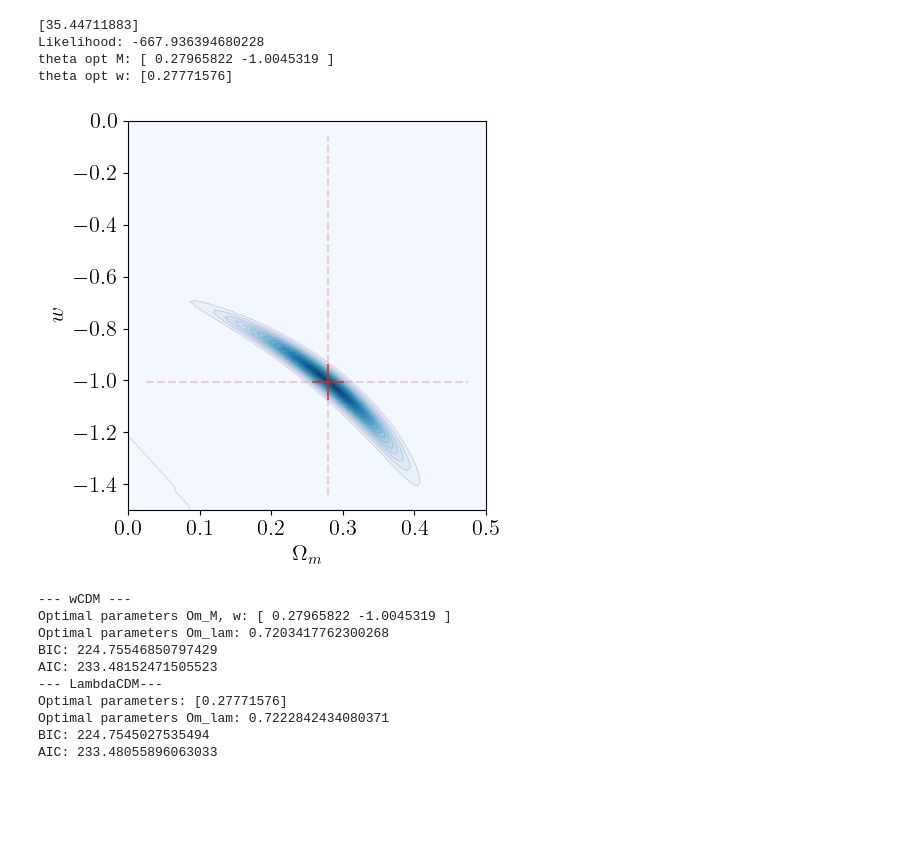
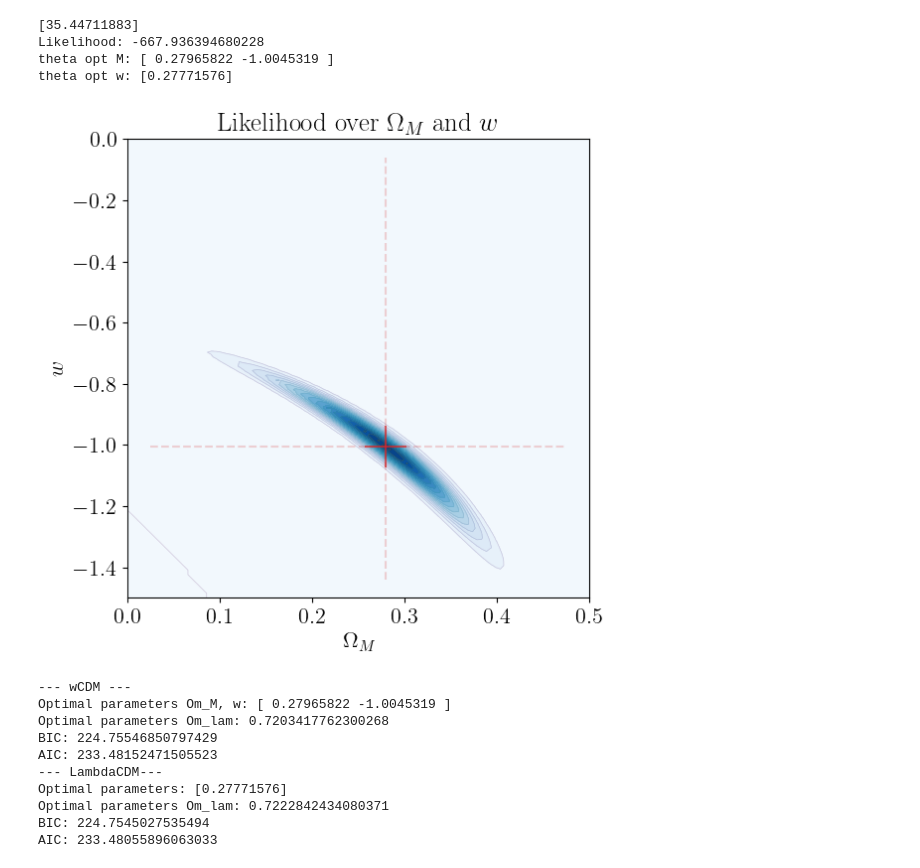
Before and after one commit to j-haralds/Advanced_sim, a Jupyter notebook: proj1_shared/proj1_2_jesper.ipynb, the cells around one changed output. Saved outputs shown, nothing was run; the diff lists cells and outputs as text; code cells hidden in the pictures; blank space fills up the shorter version.

```diff
--- a/proj1_shared/proj1_2_jesper.ipynb
+++ b/proj1_shared/proj1_2_jesper.ipynb
@@ -234,34 +205,35 @@ for w_i,i in zip(w_grid, range(len(w_grid))):
 # %%
 x_opt = th_opt_lam[0]   # Omega_m from lambdaCDM
 y_opt = th_opt_lam[1]         # w
 
-# extents
 xmin, xmax = np.min(Om_M_g)+0.05*np.max(Om_M_g), np.max(Om_M_g)-0.05*np.max(Om_M_g)
 ymin, ymax = np.min(w_g)+0.04*np.max(np.abs(w_g)), np.max(w_g)-0.04*np.max(np.abs(w_g))
 
 dx = 0.05 * (xmax - xmin)
 dy = 0.05 * (ymax - ymin)
 
 level = 20
 
-plt.figure(figsize=(5,5))
+plt.figure(figsize=(6,6))
 plt.contour(Om_M_g, w_g, like, levels=level, alpha=0.2, linewidths=0.5)
 plt.contourf(Om_M_g, w_g, like, levels=level, cmap='Blues')
 # full crosshair (dashed)
 plt.vlines(x_opt, ymin=ymin, ymax=ymax, colors='tab:red', linestyles='--', lw=1.5, alpha=0.2)
 plt.hlines(y_opt, xmin=xmin, xmax=xmax, colors='tab:red', linestyles='--', lw=1.5, alpha=0.2)
 
 # short tick at the intersection (solid)
 plt.vlines(x_opt, ymin=y_opt-dy, ymax=y_opt+dy, colors='tab:red', lw=1.5, alpha=0.7)
-plt.hlines(y_opt, xmin=x_opt-dx, xmax=x_opt+dx, colors='tab:red', lw=1.5, alpha=0.7)
+plt.hlines(y_opt, xmin=x_opt-dx, xmax=x_opt+dx, colors='tab:red',
+           lw=1.5, alpha=0.7)
 
-plt.xlabel(r'$\Omega_m$')
+plt.xlabel(r'$\Omega_M$')
 plt.ylabel(r'$w$')
-
-plt.tight_layout()
+plt.title('Likelihood over $\\Omega_M$ and $w$')
+# plt.legend()
+#plt.tight_layout()
 # plt.savefig('figs/w_vs_Om_m_1.pdf')
 # %% [output]
-[figure, old version]
+[figure, new version]
 # %%
 th_opt_w = ml_param(theta0=[1, -1])
 print('--- wCDM ---')
```
Also changed, not shown: parts of 2 cells of this notebook, 7 other files.
